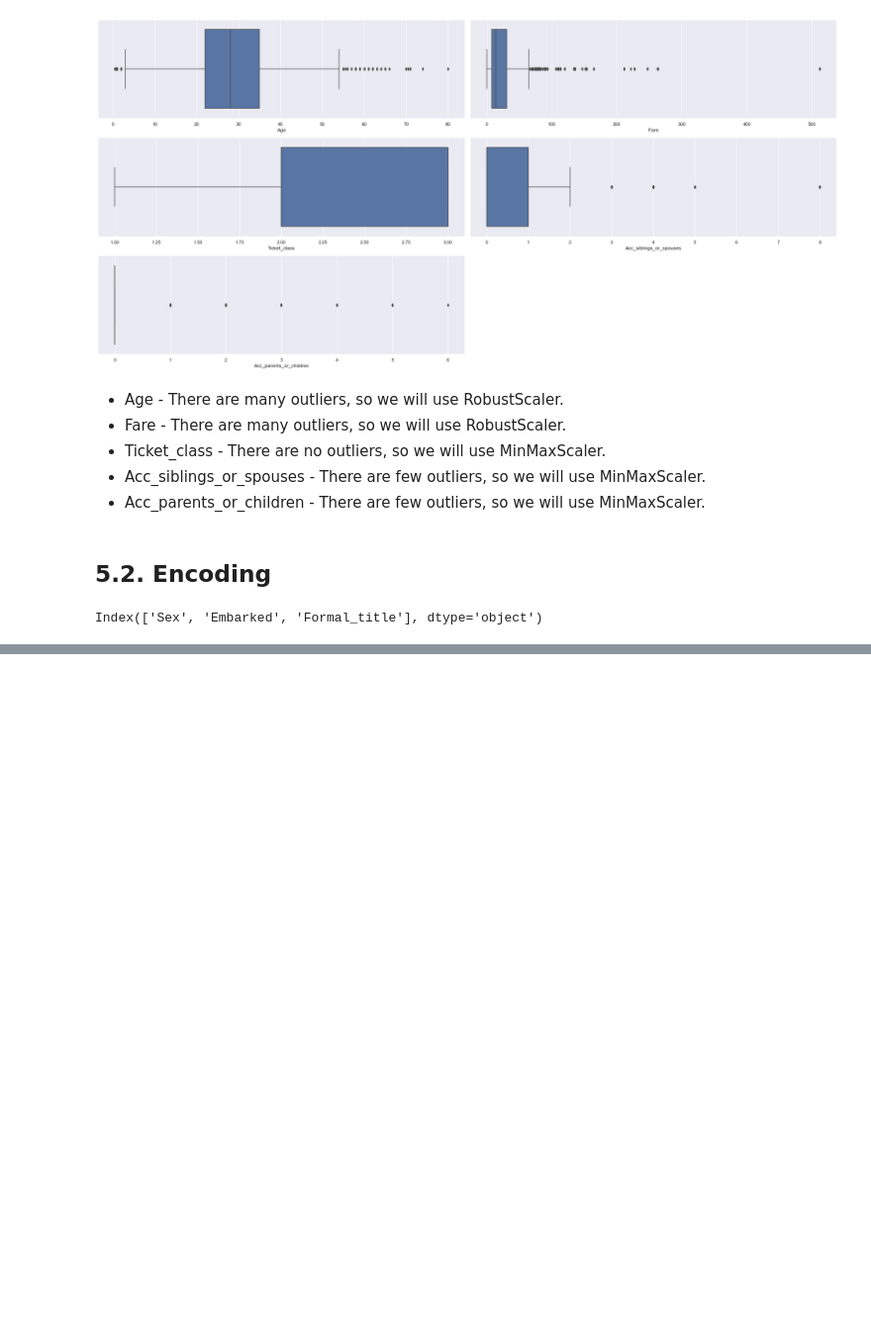
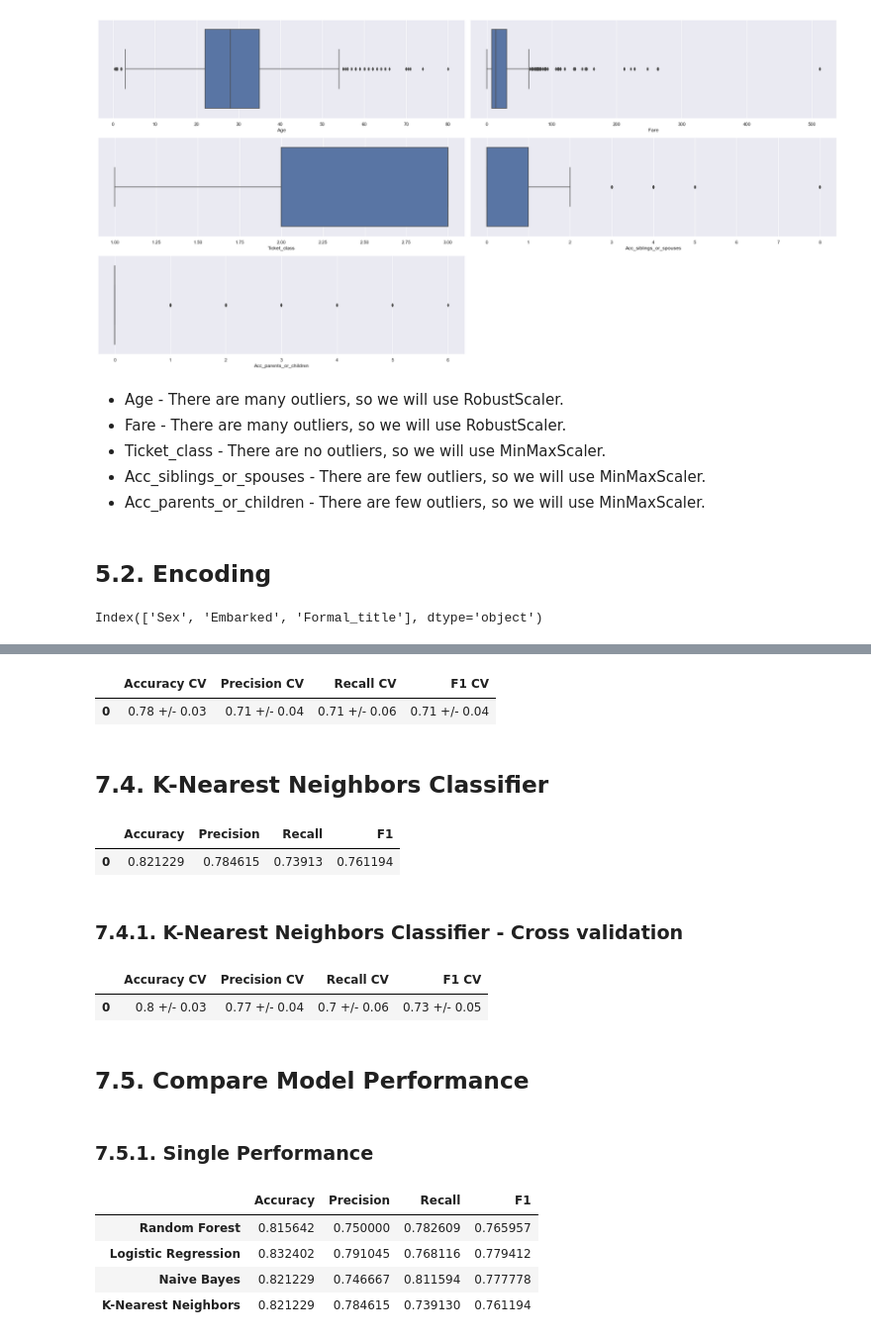
Before and after one commit to endhel/Prediction-of-the-Survivors-Titanic, a Jupyter notebook: Prediction-of-the-Survivors-Titanic.ipynb, the cells around one changed output, grey strips where cells are left out. Shown: that part at 99% size. Cells and saved outputs as stored; diff of their text form; code cells hidden in the pictures; blank space fills up the shorter version.

Commit message:
Machine learning modelling

```diff
--- a/Prediction-of-the-Survivors-Titanic.ipynb
+++ b/Prediction-of-the-Survivors-Titanic.ipynb
@@ -766,0 +866,13 @@ df5_test['Embarked'] = le.fit_transform( df5_test['Embarked'] )
+# %%
+# model
+lr = LogisticRegression( random_state = 13 )
+
+# fit model
+lr.fit( X_train, y_train )
+
+# predict
+yhat_lr = lr.predict( X_test )
+
+# metrics
+lr_result = ml_metrics( y_test, yhat_lr )
+lr_result
@@ -766,0 +896,13 @@ df5_test['Embarked'] = le.fit_transform( df5_test['Embarked'] )
+# %%
+# model
+nb = GaussianNB()
+
+# fit model
+nb.fit( X_train, y_train )
+
+# predict
+yhat_nb = nb.predict( X_test )
+
+# metrics
+nb_result = ml_metrics( y_test, yhat_nb )
+nb_result
@@ -766,0 +914,54 @@ df5_test['Embarked'] = le.fit_transform( df5_test['Embarked'] )
+# %%
+# model
+nb = GaussianNB()
+
+# cross validation
+nb_cv_result = cross_validation( nb, X_train, y_train )
+nb_cv_result
+# %% [output]
+|  | Accuracy CV | Precision CV | Recall CV | F1 CV |
+| 0 | 0.78 +/- 0.03 | 0.71 +/- 0.04 | 0.71 +/- 0.06 | 0.71 +/- 0.04 |
+# %% [markdown]
+## 7.4. K-Nearest Neighbors Classifier
+# %%
+# model
+knn = KNeighborsClassifier( n_neighbors = 7 )
+
+# fit model
+knn.fit( X_train, y_train )
+
+# predict
+yhat_knn = knn.predict( X_test )
+
+# metrics
+knn_result = ml_metrics( y_test, yhat_knn )
+knn_result
+# %% [output]
+|  | Accuracy | Precision | Recall | F1 |
+| 0 | 0.821229 | 0.784615 | 0.73913 | 0.761194 |
+# %% [markdown]
+### 7.4.1. K-Nearest Neighbors Classifier - Cross validation
+# %%
+# model
+knn = KNeighborsClassifier( n_neighbors = 7 )
+
+# cross validation
+knn_cv_result = cross_validation( knn, X_train, y_train )
+knn_cv_result
+# %% [output]
+|  | Accuracy CV | Precision CV | Recall CV | F1 CV |
+| 0 | 0.8 +/- 0.03 | 0.77 +/- 0.04 | 0.7 +/- 0.06 | 0.73 +/- 0.05 |
+# %% [markdown]
+## 7.5. Compare Model Performance
+# %% [markdown]
+### 7.5.1. Single Performance
+# %%
+modelling_result = pd.concat( [rf_result, lr_result, nb_result, knn_result] )
+modelling_result.index = ['Random Forest', 'Logistic Regression', 'Naive Bayes', 'K-Nearest Neighbors']
+modelling_result
+# %% [output]
+|  | Accuracy | Precision | Recall | F1 |
+| Random Forest | 0.815642 | 0.750000 | 0.782609 | 0.765957 |
+| Logistic Regression | 0.832402 | 0.791045 | 0.768116 | 0.779412 |
+| Naive Bayes | 0.821229 | 0.746667 | 0.811594 | 0.777778 |
+| K-Nearest Neighbors | 0.821229 | 0.784615 | 0.739130 | 0.761194 |
```
Also changed, not shown: parts of 24 cells of this notebook.
